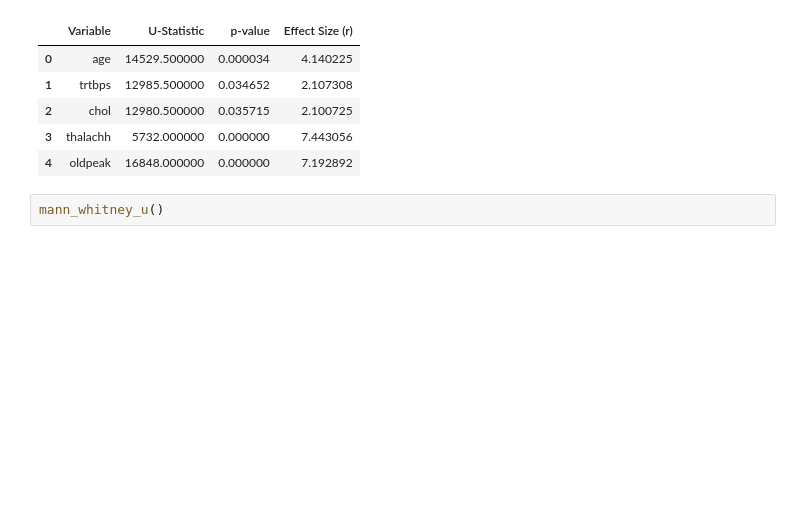
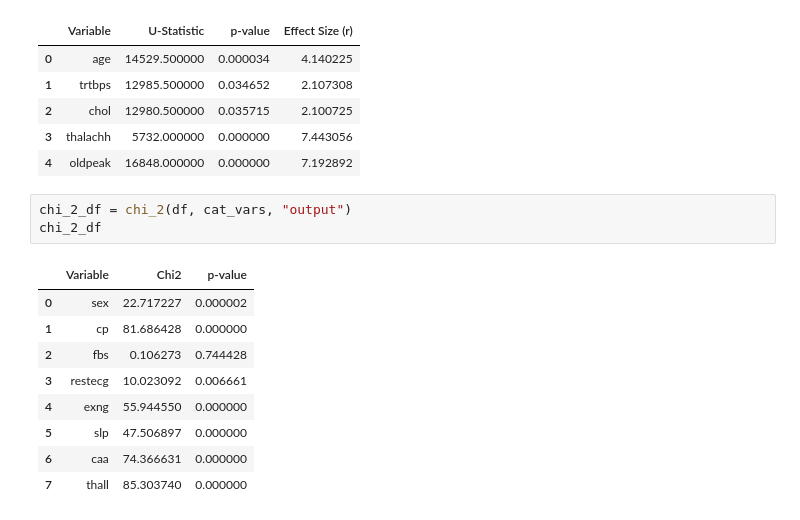
Before and after one commit to cankucukyilmaz/Data_Science, a Jupyter notebook: Supervised_Learning/Classification/Binary_Classification/Heart_Attack_Analysis_and_Prediction/EDA.ipynb, the cells around one changed output. Drawn from its saved outputs; the diff is of its cells as text; blank space fills up the shorter version.

```diff
--- a/Supervised_Learning/Classification/Binary_Classification/Heart_Attack_Analysis_and_Prediction/EDA.ipynb
+++ b/Supervised_Learning/Classification/Binary_Classification/Heart_Attack_Analysis_and_Prediction/EDA.ipynb
@@ -275,5 +350,16 @@ mwu_df
 | 2 | chol | 12980.500000 | 0.035715 | 2.100725 |
 | 3 | thalachh | 5732.000000 | 0.000000 | 7.443056 |
 | 4 | oldpeak | 16848.000000 | 0.000000 | 7.192892 |
-# %%
-mann_whitney_u()
+# %%
+chi_2_df = chi_2(df, cat_vars, "output")
+chi_2_df
+# %% [output]
+|  | Variable | Chi2 | p-value |
+| 0 | sex | 22.717227 | 0.000002 |
+| 1 | cp | 81.686428 | 0.000000 |
+| 2 | fbs | 0.106273 | 0.744428 |
+| 3 | restecg | 10.023092 | 0.006661 |
+| 4 | exng | 55.944550 | 0.000000 |
+| 5 | slp | 47.506897 | 0.000000 |
+| 6 | caa | 74.366631 | 0.000000 |
+| 7 | thall | 85.303740 | 0.000000 |
```
Also changed, not shown: parts of 9 cells of this notebook.
